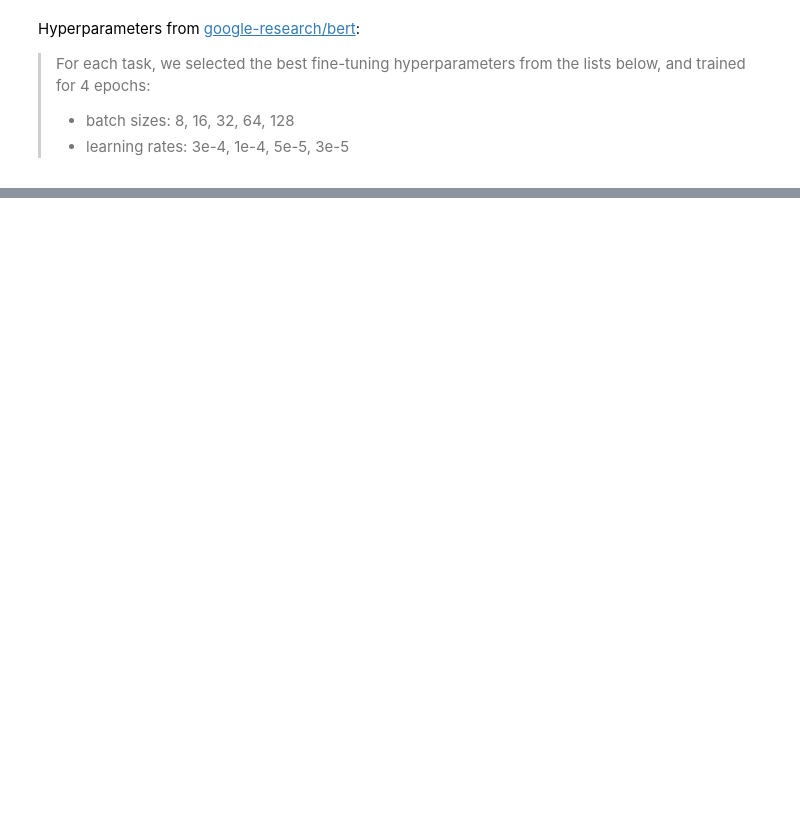
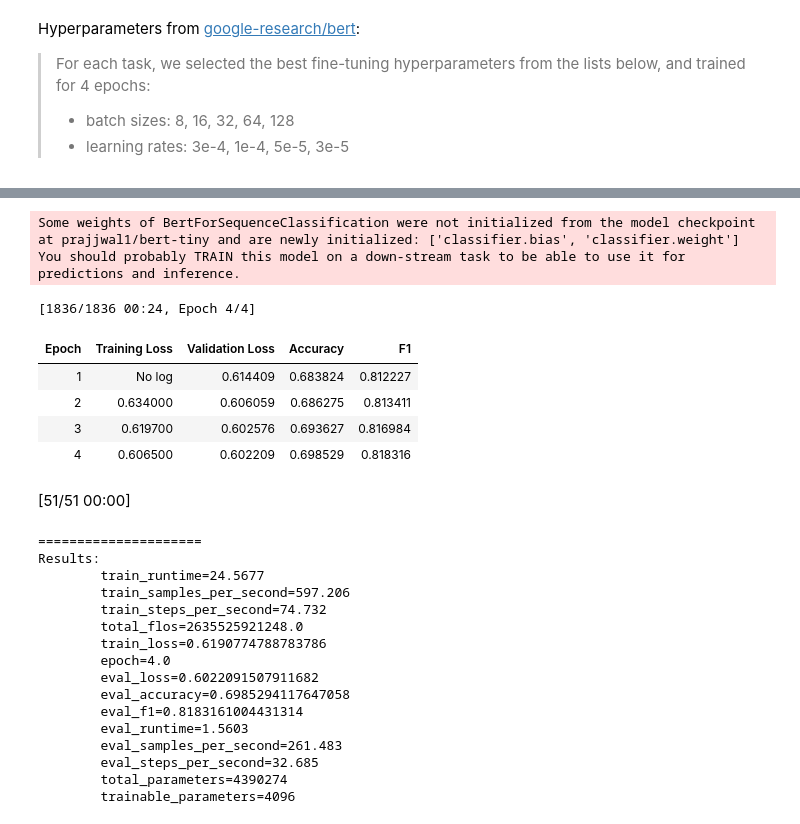
Before and after one commit to danjshaw/ece57000-finalProject, a Jupyter notebook: lora-bert/source/lora-bert.ipynb, the cells around one changed output, grey strips where cells are left out. Drawn from its saved outputs; the diff is of its cells as text; code cells hidden in the pictures; blank space fills up the shorter version.

```diff
--- a/lora-bert/source/lora-bert.ipynb
+++ b/lora-bert/source/lora-bert.ipynb
@@ -594,0 +467,28 @@ Progress: 2/500
+# %%
+fine_tune_with_lora("prajjwal1/bert-tiny", rank=4, alpha=8, epoch=4, batch_size=8, learning_rate=3e-4)
+# %% [output]
+Some weights of BertForSequenceClassification were not initialized from the model checkpoint at prajjwal1/bert-tiny and are newly initialized: ['classifier.bias', 'classifier.weight']
+You should probably TRAIN this model on a down-stream task to be able to use it for predictions and inference.
+[1836/1836 00:24, Epoch 4/4]
+| Epoch | Training Loss | Validation Loss | Accuracy | F1 |
+| 1 | No log | 0.614409 | 0.683824 | 0.812227 |
+| 2 | 0.634000 | 0.606059 | 0.686275 | 0.813411 |
+| 3 | 0.619700 | 0.602576 | 0.693627 | 0.816984 |
+| 4 | 0.606500 | 0.602209 | 0.698529 | 0.818316 |
+[51/51 00:00]
+=====================
+Results:
+        train_runtime=24.5677
+        train_samples_per_second=597.206
+        train_steps_per_second=74.732
+        total_flos=2635525921248.0
+        train_loss=0.6190774788783786
+        epoch=4.0
+        eval_loss=0.6022091507911682
+        eval_accuracy=0.6985294117647058
+        eval_f1=0.8183161004431314
+        eval_runtime=1.5603
+        eval_samples_per_second=261.483
+        eval_steps_per_second=32.685
+        total_parameters=4390274
+        trainable_parameters=4096
```
Also changed, not shown: parts of 35 cells of this notebook.
